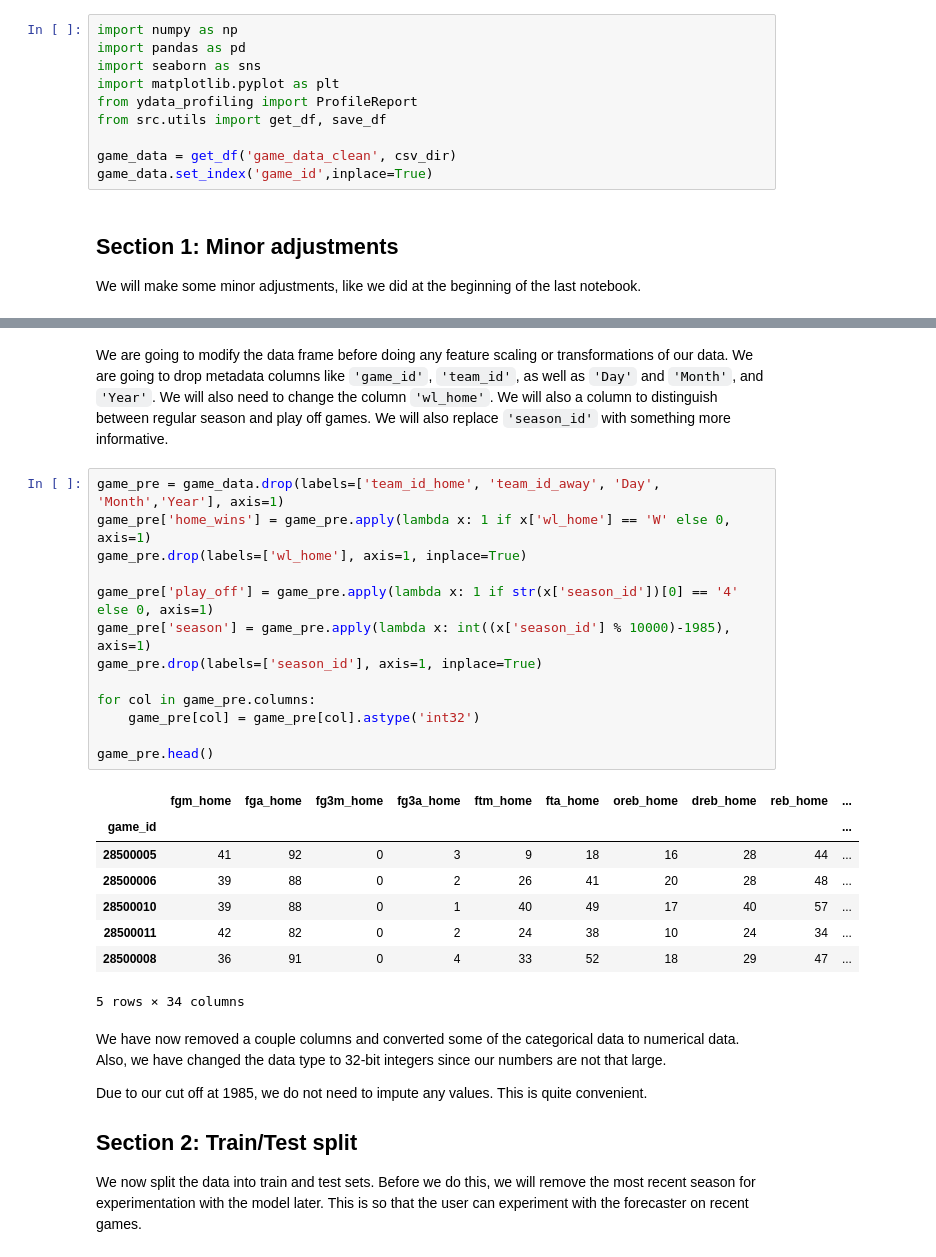
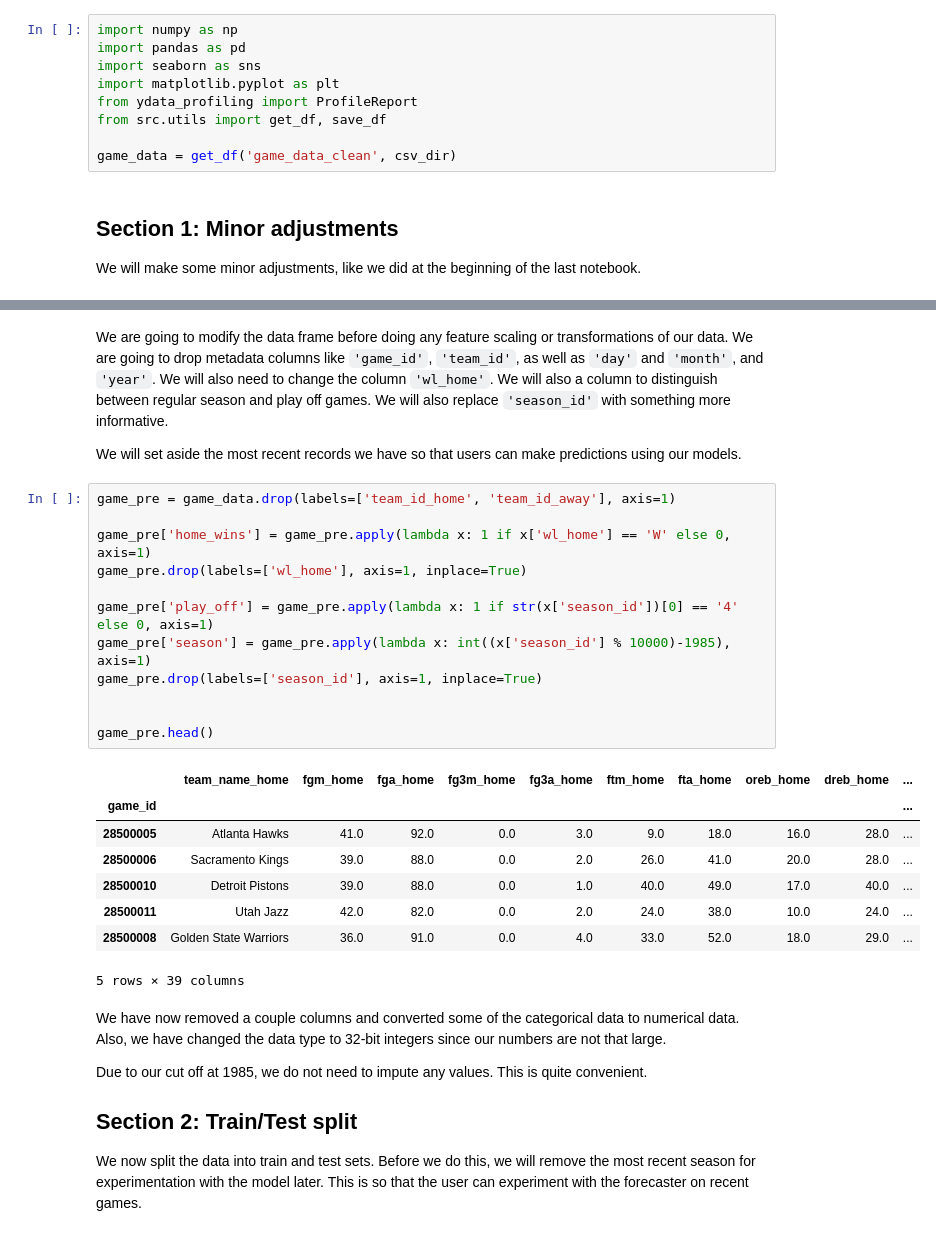
Before and after one commit to smtilson/pp5-ml-dashboard, a Jupyter notebook: jupyter_notebooks/04_Feature_Engineering.ipynb, the cells around one changed output, grey strips where cells are left out. Cells and saved outputs as stored; diff of their text form.

Commit message:
add team names back to some dfs
work on predictor game selection functionality

```diff
--- a/jupyter_notebooks/04_Feature_Engineering.ipynb
+++ b/jupyter_notebooks/04_Feature_Engineering.ipynb
@@ -42,7 +42,6 @@ from ydata_profiling import ProfileReport
 from src.utils import get_df, save_df
 
 game_data = get_df('game_data_clean', csv_dir)
-game_data.set_index('game_id',inplace=True)
 # %% [markdown]
 ## Section 1: Minor adjustments
 We will make some minor adjustments, like we did at the beginning of the last notebook.
@@ -60,27 +59,28 @@ game_data.head()
 # %% [markdown]
-We are going to modify the data frame before doing any feature scaling or transformations of our data. We are going to drop metadata columns like `'game_id'`, `'team_id'`, as well as `'Day'` and `'Month'`, and `'Year'`. We will also need to change the column `'wl_home'`. We will also a column to distinguish between regular season and play off games. We will also replace `'season_id'` with something more informative.
+We are going to modify the data frame before doing any feature scaling or transformations of our data. We are going to drop metadata columns like `'game_id'`, `'team_id'`, as well as `'day'` and `'month'`, and `'year'`. We will also need to change the column `'wl_home'`. We will also a column to distinguish between regular season and play off games. We will also replace `'season_id'` with something more informative.
+
+We will set aside the most recent records we have so that users can make predictions using our models.
 # %%
-game_pre = game_data.drop(labels=['team_id_home', 'team_id_away', 'Day', 'Month','Year'], axis=1)
+game_pre = game_data.drop(labels=['team_id_home', 'team_id_away'], axis=1)
+
 game_pre['home_wins'] = game_pre.apply(lambda x: 1 if x['wl_home'] == 'W' else 0, axis=1)
 game_pre.drop(labels=['wl_home'], axis=1, inplace=True)
 
 game_pre['play_off'] = game_pre.apply(lambda x: 1 if str(x['season_id'])[0] == '4' else 0, axis=1)
 game_pre['season'] = game_pre.apply(lambda x: int((x['season_id'] % 10000)-1985), axis=1)
 game_pre.drop(labels=['season_id'], axis=1, inplace=True)
 
-for col in game_pre.columns:
-    game_pre[col] = game_pre[col].astype('int32')
 
 game_pre.head()
 # %% [output]
-|  | fgm_home | fga_home | fg3m_home | fg3a_home | ftm_home | fta_home | oreb_home | dreb_home | reb_home | ... |
+|  | team_name_home | fgm_home | fga_home | fg3m_home | fg3a_home | ftm_home | fta_home | oreb_home | dreb_home | ... |
 | game_id |  |  |  |  |  |  |  |  |  | ... |
-| 28500005 | 41 | 92 | 0 | 3 | 9 | 18 | 16 | 28 | 44 | ... |
-| 28500006 | 39 | 88 | 0 | 2 | 26 | 41 | 20 | 28 | 48 | ... |
-| 28500010 | 39 | 88 | 0 | 1 | 40 | 49 | 17 | 40 | 57 | ... |
-| 28500011 | 42 | 82 | 0 | 2 | 24 | 38 | 10 | 24 | 34 | ... |
-| 28500008 | 36 | 91 | 0 | 4 | 33 | 52 | 18 | 29 | 47 | ... |
+| 28500005 | Atlanta Hawks | 41.0 | 92.0 | 0.0 | 3.0 | 9.0 | 18.0 | 16.0 | 28.0 | ... |
+| 28500006 | Sacramento Kings | 39.0 | 88.0 | 0.0 | 2.0 | 26.0 | 41.0 | 20.0 | 28.0 | ... |
+| 28500010 | Detroit Pistons | 39.0 | 88.0 | 0.0 | 1.0 | 40.0 | 49.0 | 17.0 | 40.0 | ... |
+| 28500011 | Utah Jazz | 42.0 | 82.0 | 0.0 | 2.0 | 24.0 | 38.0 | 10.0 | 24.0 | ... |
+| 28500008 | Golden State Warriors | 36.0 | 91.0 | 0.0 | 4.0 | 33.0 | 52.0 | 18.0 | 29.0 | ... |
-5 rows × 34 columns
+5 rows × 39 columns
 # %% [markdown]
 We have now removed a couple columns and converted some of the categorical data to numerical data. Also, we have changed the data type to 32-bit integers since our numbers are not that large.
 
```
Also changed, not shown: parts of 5 cells of this notebook, 17 other files.
